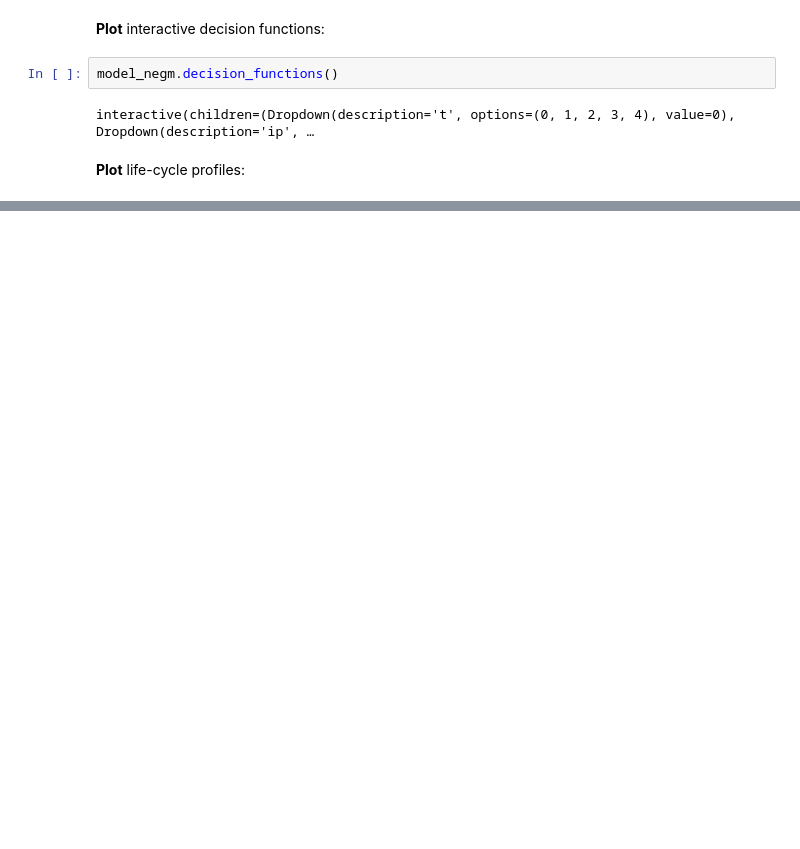
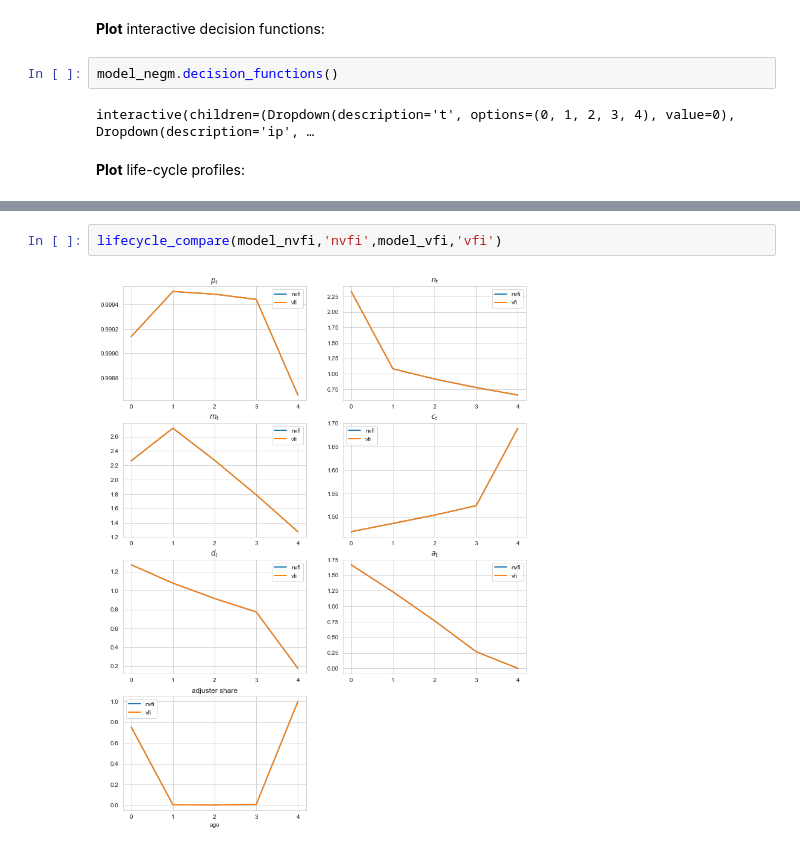
Before and after one commit to NumEconCopenhagen/ConsumptionSavingNotebooks, a Jupyter notebook: DurableConsumptionModel/DurableConsumptionModel.ipynb, the cells around one changed output, grey strips where cells are left out. Saved outputs shown, nothing was run; the diff lists cells and outputs as text; blank space fills up the shorter version.

```diff
--- a/DurableConsumptionModel/DurableConsumptionModel.ipynb
+++ b/DurableConsumptionModel/DurableConsumptionModel.ipynb
@@ -201,0 +231,4 @@ lifecycle_compare(model_negm,'negm',model_nvfi,'nvfi')
+# %%
+lifecycle_compare(model_nvfi,'nvfi',model_vfi,'vfi')
+# %% [output]
+[figure, added]
```
Also changed, not shown: parts of 29 cells of this notebook, 52 other files.
